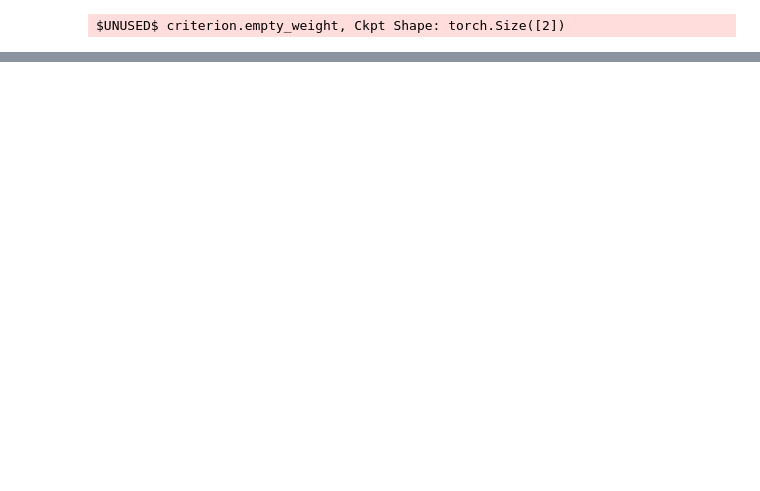
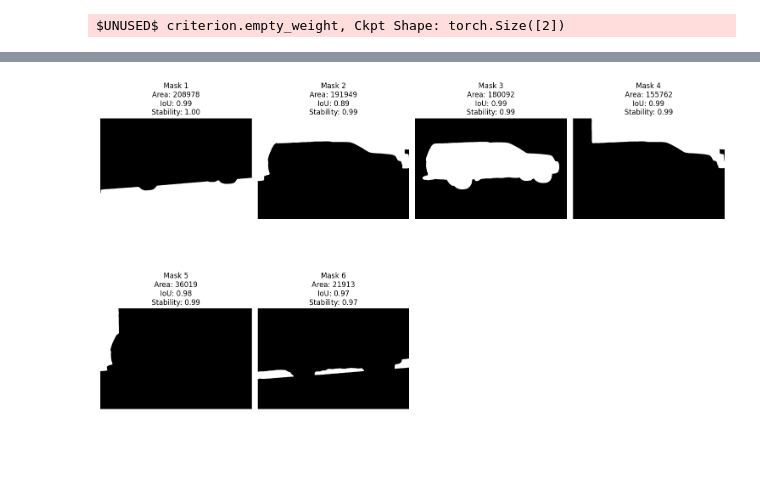
Before and after one commit to PSGBOT/Semantic-SAM, a Jupyter notebook: interactive.ipynb, the cells around one changed output, grey strips where cells are left out. Saved outputs shown, nothing was run; the diff lists cells and outputs as text; code cells hidden in the pictures; blank space fills up the shorter version.

Commit message:
feat. modify tasks

```diff
--- a/interactive.ipynb
+++ b/interactive.ipynb
@@ -70,0 +72,5 @@ res = inference(image=example, level="2")
+# %%
+from tasks.interactive_idino_m2m_auto import visualize_masks
+visualize_masks(res[1])
+# %% [output]
+[figure, added]
```
Also changed, not shown: parts of 4 cells of this notebook, 3 other files.
